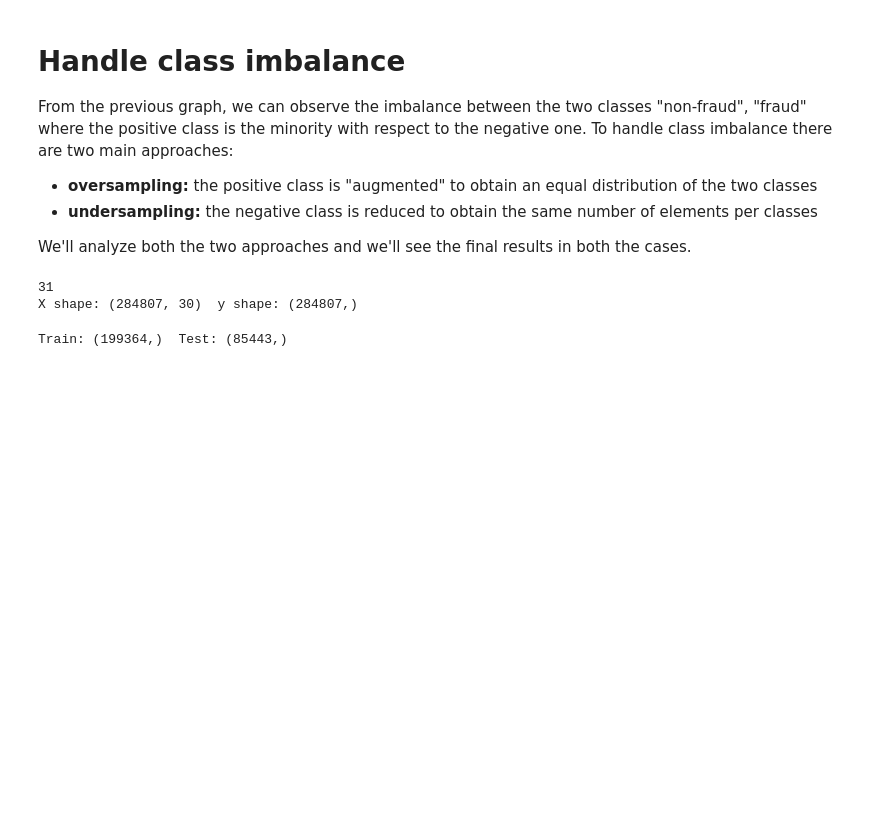
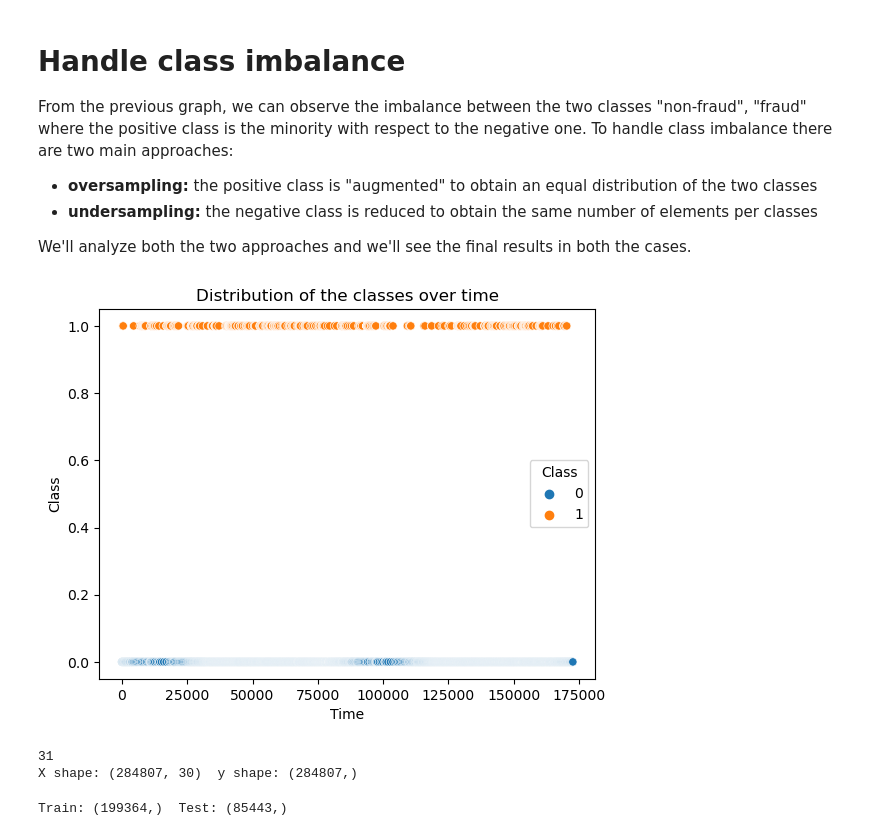
Before and after one commit to tpacini/Credit-Card-Fraud-Detection, a Jupyter notebook: src/analysis.ipynb, the cells around one changed output. Saved outputs shown, nothing was run; the diff lists cells and outputs as text; code cells hidden in the pictures; blank space fills up the shorter version.

```diff
--- a/src/analysis.ipynb
+++ b/src/analysis.ipynb
@@ -179,15 +191,27 @@ From the previous graph, we can observe the imbalance between the two classes "n
 - **undersampling:** the negative class is reduced to obtain the same number of elements per classes
 
 We'll analyze both the two approaches and we'll see the final results in both the cases.
+# %%
+p_df = df[df['Class'] == 1]
+
+n_df = df[df['Class'] == 0]
+n_df = n_df.take([c for c in range(0, len(n_df), 200)])
+
+res = pd.concat([p_df, n_df])
+
+sns.scatterplot(data=res, x='Time', y='Class', hue='Class')
+plt.gca().set_title('Distribution of the classes over time')
+plt.show()
+# %% [output]
+[figure, added]
 # %%
 x = df[df.columns[:-1]]
 y = df[df.columns[-1]]
+print(len(df.columns))
+print("X shape:", x.shape, " y shape:", y.shape)
+# %% [output]
+31
+X shape: (284807, 30)  y shape: (284807,)
-# %%
-print(len(df.columns))
-print("X shape:", x.shape, " y shape:", y.shape)
-# %% [output]
-31
-X shape: (284807, 30)  y shape: (284807,)
 # %%
 from sklearn.model_selection import train_test_split
 
```
Also changed, not shown: parts of 7 cells of this notebook, 2 other files.
